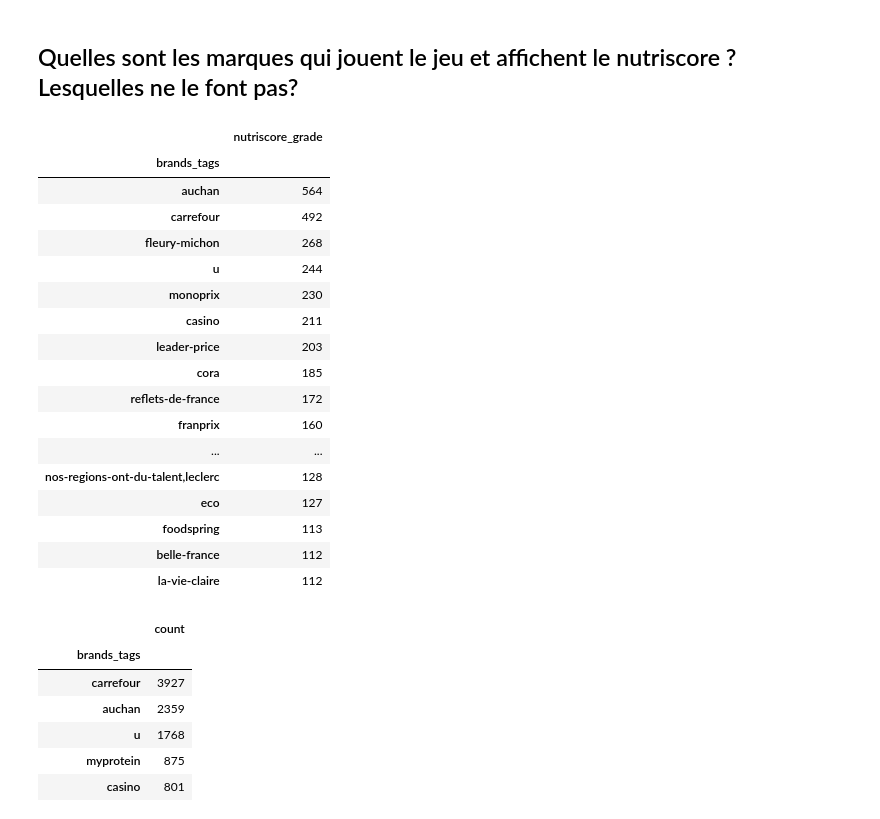
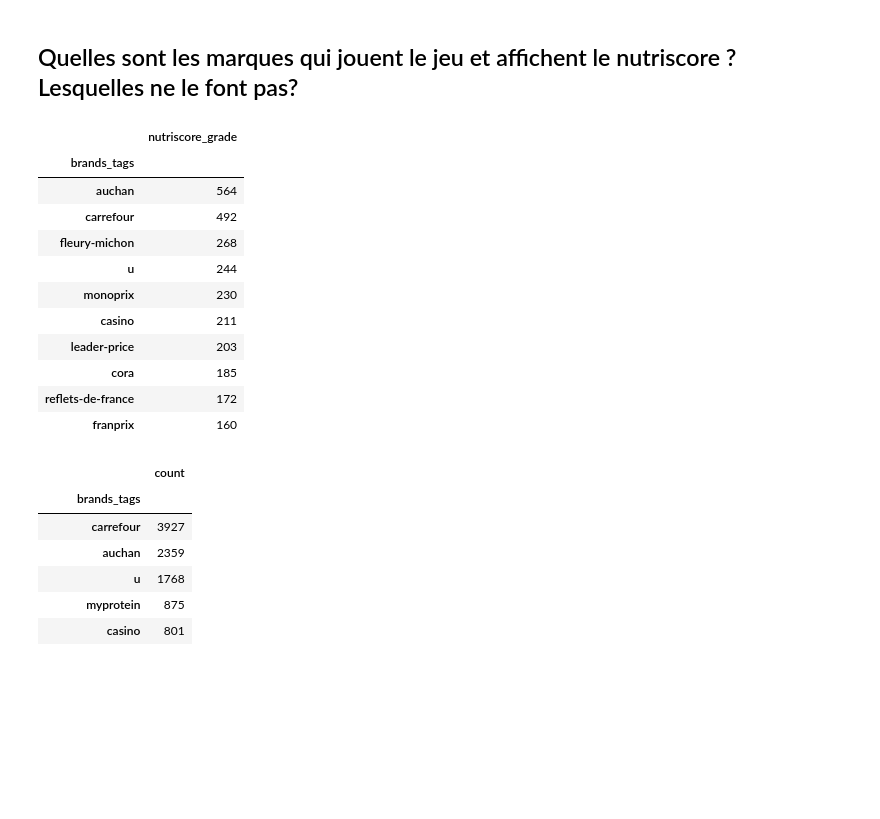
Before and after one commit to RaMahieu/Nutri_eco_bio_projet, a Jupyter notebook: Projet sur l'analyse de la qualité des produits alimentaires.ipynb, the cells around one changed output. Drawn from its saved outputs; the diff is of its cells as text; code cells hidden in the pictures; blank space fills up the shorter version.

```diff
--- a/Projet sur l'analyse de la qualité des produits alimentaires.ipynb
+++ b/Projet sur l'analyse de la qualité des produits alimentaires.ipynb
@@ -681,26 +681,20 @@ envi_qual_impact
 ## Quelles sont les marques qui jouent le jeu et affichent le nutriscore ? Lesquelles ne le font pas?
 # %%
 marques_nutriscore = qualité_nutriti[["brands_tags", "nutriscore_grade"]].groupby("brands_tags").count().sort_values("nutriscore_grade", ascending=False)
-marques_nutriscore.head(20)
+marques_nutriscore.head(10)
 # %% [output]
 |  | nutriscore_grade |
 | brands_tags |  |
 | auchan | 564 |
 | carrefour | 492 |
 | fleury-michon | 268 |
 | u | 244 |
 | monoprix | 230 |
 | casino | 211 |
 | leader-price | 203 |
 | cora | 185 |
 | reflets-de-france | 172 |
 | franprix | 160 |
-| ... | ... |
-| nos-regions-ont-du-talent,leclerc | 128 |
-| eco | 127 |
-| foodspring | 113 |
-| belle-france | 112 |
-| la-vie-claire | 112 |
 # %%
 # nbre de produits par marque
 #=> pour faire ensuite proportion de produits avec nutriscore par marques
```
Also changed, not shown: parts of 21 cells of this notebook.
